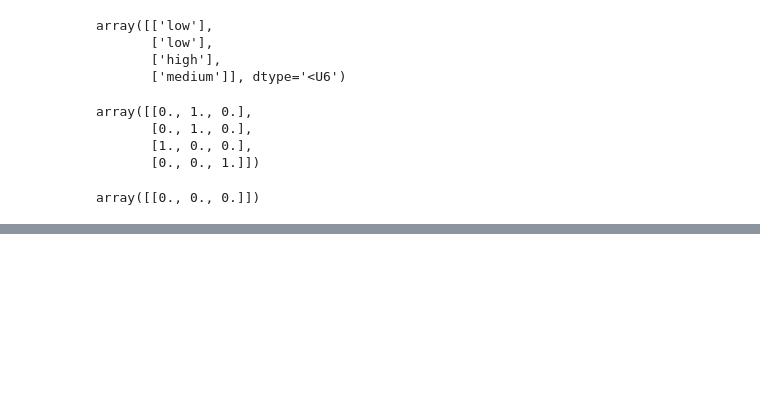
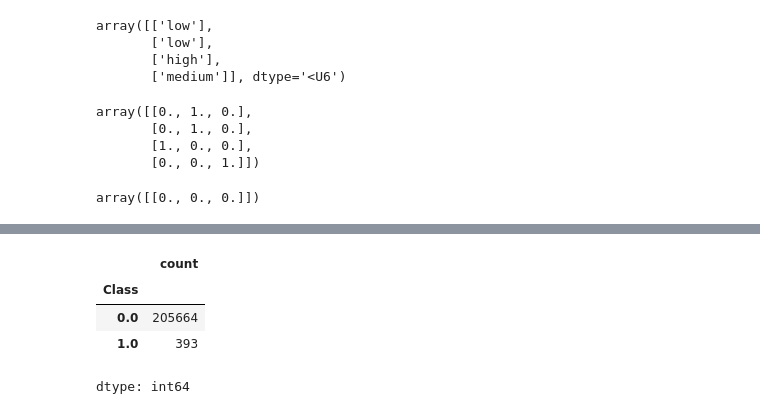
Before and after one commit to NogJoaoEstudos/ScikitLearn, a Jupyter notebook: Scikit_Learn.ipynb, the cells around one changed output, grey strips where cells are left out. Saved outputs shown, nothing was run; the diff lists cells and outputs as text; code cells hidden in the pictures; blank space fills up the shorter version.

```diff
--- a/Scikit_Learn.ipynb
+++ b/Scikit_Learn.ipynb
@@ -121,0 +144,8 @@ array([[0., 0., 0.]])
+# %%
+cartao['Class'].value_counts()
+# %% [output]
+|  | count |
+| Class |  |
+| 0.0 | 205664 |
+| 1.0 | 393 |
+dtype: int64
```
Also changed, not shown: parts of 8 cells of this notebook.
